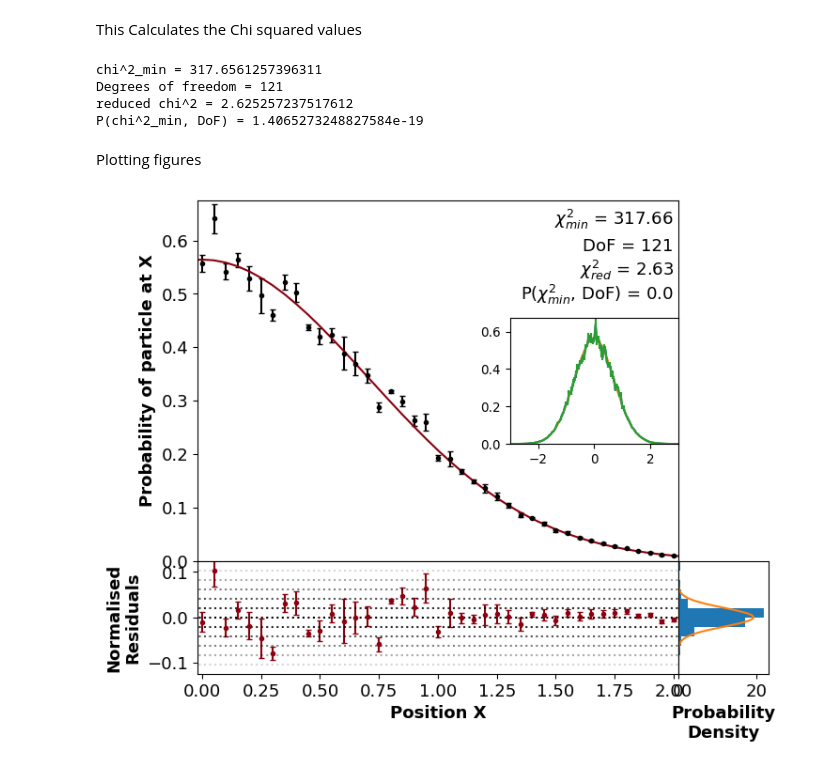
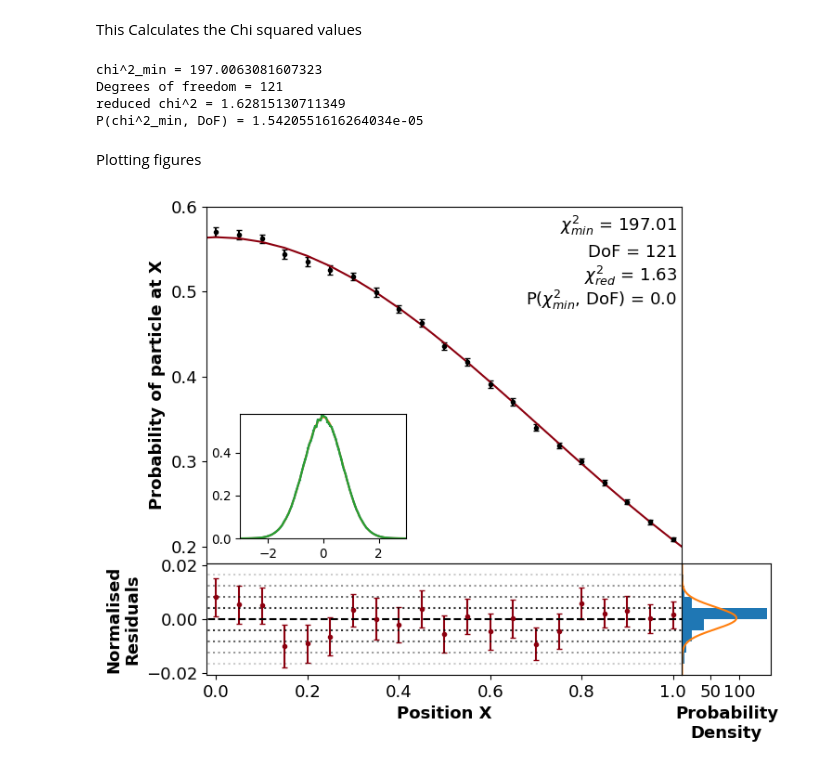
Before and after one commit to Wildeofthewest1/ProjectRepo, a Jupyter notebook: FeynmanPathIntegralJUPYTER.ipynb, the cells around one changed output. Saved outputs shown, nothing was run; the diff lists cells and outputs as text; code cells hidden in the pictures.

```diff
--- a/FeynmanPathIntegralJUPYTER.ipynb
+++ b/FeynmanPathIntegralJUPYTER.ipynb
@@ -169,7 +169,7 @@ def average(num_to_avs,paths1):
 # %% [markdown]
 Generate an average set of y values and standard errors for a set number of paths
 # %%
-ys, yerrs = average(100,100)# average(NumberOfAverages,NumberOfPaths)
+ys, yerrs = average(50,1000)# average(NumberOfAverages,NumberOfPaths)
 # %% [markdown]
 This Calculates the Chi squared values
 # %%
@@ -186,14 +186,14 @@ print("Degrees of freedom = {}".format(degrees_of_freedom))
 print('reduced chi^2 = {}'.format(reduced_chi2))
 print('P(chi^2_min, DoF) = {}'.format(Pvalue))
 # %% [output]
-chi^2_min = 317.6561257396311
+chi^2_min = 197.0063081607323
 Degrees of freedom = 121
-reduced chi^2 = 2.625257237517612
-P(chi^2_min, DoF) = 1.4065273248827584e-19
+reduced chi^2 = 1.62815130711349
+P(chi^2_min, DoF) = 1.5420551616264034e-05
 # %%
 #plot limits
 startx = -0.02
-endx = 2.02
+endx = 1.02
 textsize = 13
 plotheight = 0.8
 plotwidth = 0.8
@@ -210,10 +210,12 @@ f1 = plt.figure(1)
 
 
 f1.add_axes((0,0,plotwidth,plotheight))
-plt.gca().set_ylim([0,np.max(ys+yerrs)*1.01])
+plt.gca().set_ylim([0.18,np.max(ys+yerrs)*1.01])
 #plt.gca().set_xlim([xs[0],xs[-1]])
 plt.gca().set_xlim([startx,endx])
 plt.gca().axes.get_xaxis().set_ticks([])
+plt.gca().axes.get_yaxis().set_ticks([0.2,0.3,0.4,0.5,0.6])
+
 plt.yticks(fontsize = textsize)
 plt.ylabel("Probability of particle at X", fontsize = textsize, weight = "bold")
 
@@ -234,7 +236,7 @@ plt.text(.99, .77, "P($\chi_{min}^2$, DoF) = "+"{}".format(str(round(Pvalue, 2))
 
 ############################################# Mini plot showing all data
 
-f1.add_axes((plotwidth*(1-miniscale),plotheight*(1-miniscale)/2,miniscale*plotwidth,miniscale*plotheight))
+f1.add_axes((0.07*plotwidth,0.07*plotheight,miniscale*plotwidth,miniscale*plotheight))
 plt.gca().set_ylim([0,np.max(ys+yerrs)*1.01])
 plt.gca().set_xlim([xs[0],xs[-1]])
 plt.yticks(fontsize = minitextscale*textsize)
@@ -265,34 +267,37 @@ plt.xlabel("Position X", fontsize = textsize, weight = "bold")
 stdresarray = np.ones(len(normres))*stdd
 plt.errorbar( xs, normres, reserrs, fmt=".", color = "#8C000F", capsize=2)
 
-for i in range(0,j):
+for i in range(1,j):
     plt.plot(xs,i*stdresarray, color='black', linestyle='dotted', alpha = 1-i/j)
 
 for i in range(-j+1,0):
     plt.plot(xs,i*stdresarray, color='black', linestyle='dotted', alpha = 1+i/j)
+
+plt.plot(xs,0*stdresarray, color='black', linestyle='dashed', alpha = 1)
 
 #######################################
 
 x = np.arange(-j*stdd,j*stdd,0.0000001)
 mean = statistics.mean(normres)
 sd = statistics.stdev(normres)
 
 
 f1.add_axes((plotwidth,-resplotheight,histplotwidth,resplotheight))#add axes for histogram plot
 plt.gca().set_ylim([-j*stdd,j*stdd])
 plt.gca().axes.get_yaxis().set_ticks([])
+plt.gca().axes.get_xaxis().set_ticks([50,100])
 plt.yticks(fontsize = textsize)
 plt.xticks(fontsize = textsize)
 plt.xlabel("Probability\nDensity", fontsize = textsize, weight = "bold")
 histrange = np.arange(-j*stdd,(j+1)*stdd,stdd)
 
 plt.hist(normres, histrange, density=True, orientation = "horizontal")
 plt.plot( norm.pdf(x, mean, sd), x)
 
 
 #actionarray = metropolis(100,0)
 #plt.plot(np.arange(0,100,1),actionarray)
 
 plt.show()
 # %% [output]
-[figure, old version]
+[figure, new version]
```
